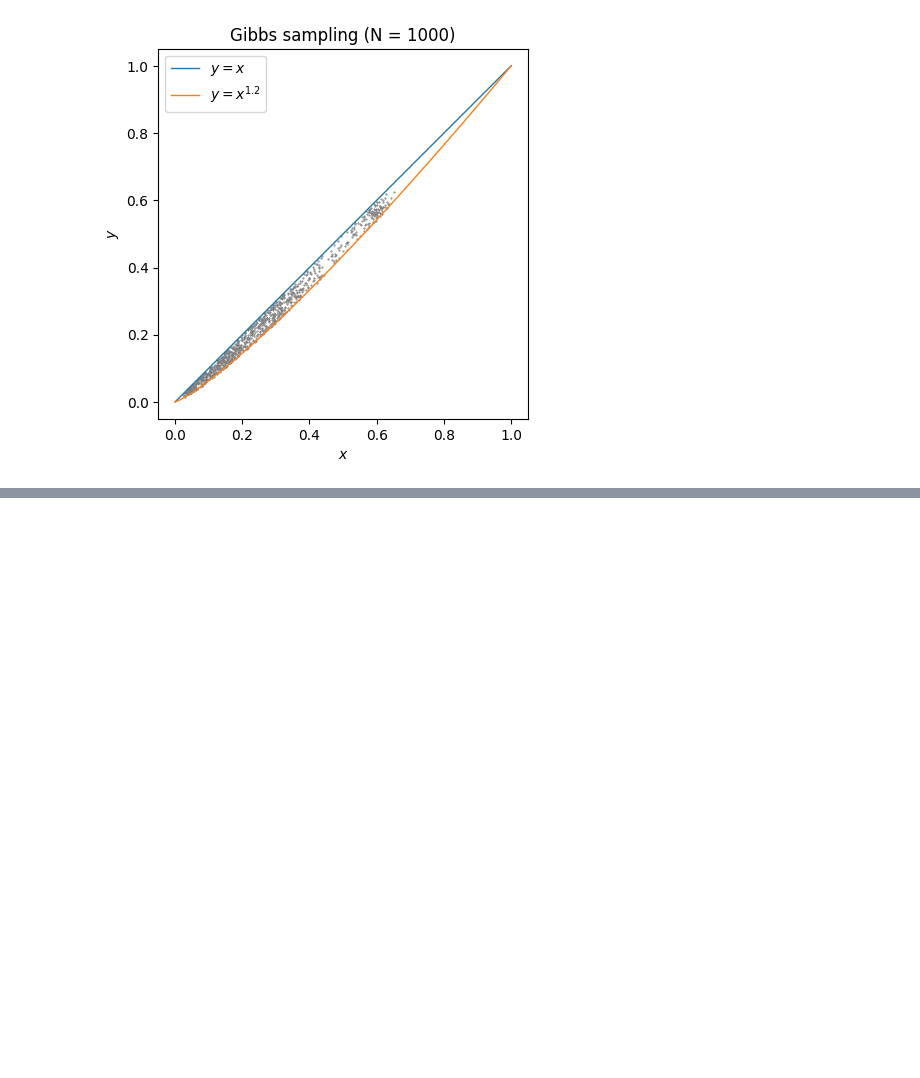
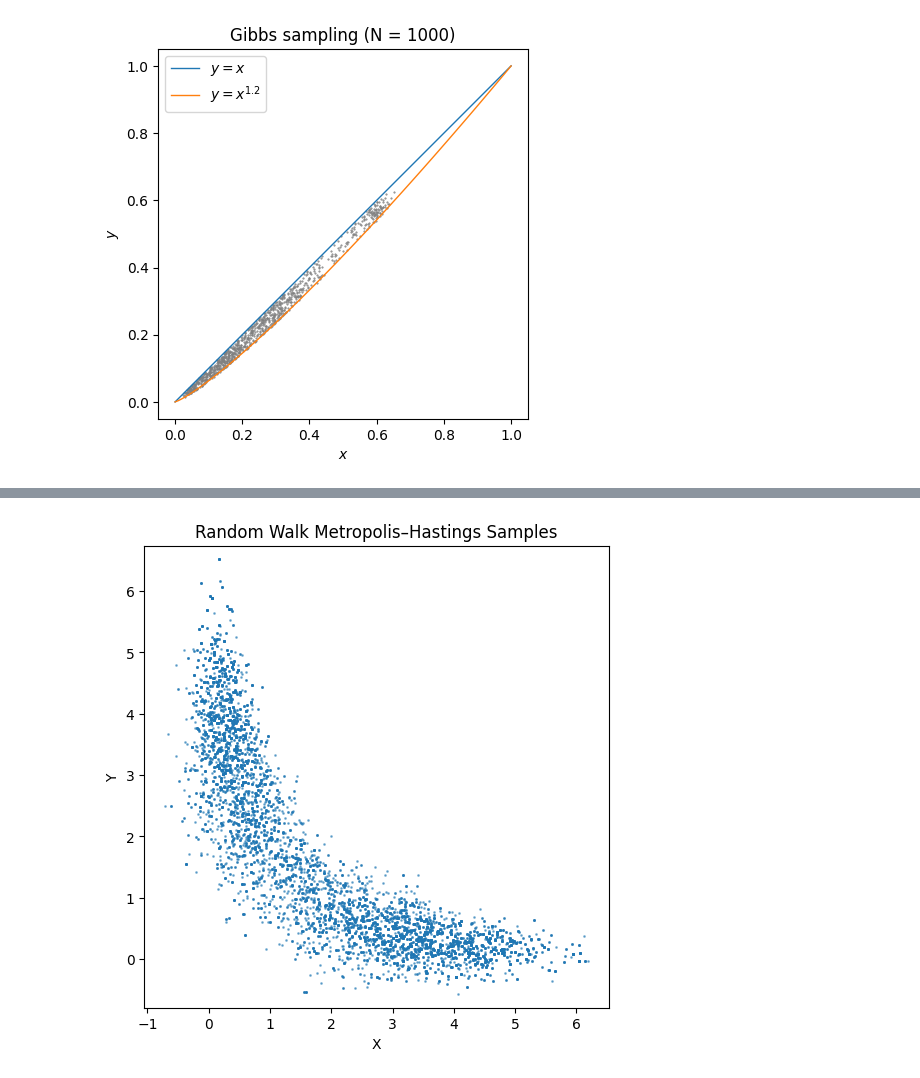
Before and after one commit to ancaotrinh2004/Computational-Statistics, a Jupyter notebook: week05/bai05.ipynb, the cells around one changed output, grey strips where cells are left out. Saved outputs shown, nothing was run; the diff lists cells and outputs as text; code cells hidden in the pictures; blank space fills up the shorter version.

```diff
--- a/week05/bai05.ipynb
+++ b/week05/bai05.ipynb
@@ -555,0 +669,55 @@ plt.show()
+# %%
+# 2) Viết hàm Random Walk Metropolis cho trường hợp 2 chiều
+def RW_Metropolis_2D(N, f, sigma, X0):
+    """
+    Thuật toán Metropolis–Hastings (Random Walk Metropolis) cho 2 chiều.
+
+    Tham số:
+      N     : số bước lấy mẫu (số điểm cần sau khi burn-in)
+      f     : hàm mục tiêu, nhận đầu vào (x, y)
+      sigma : độ lệch chuẩn của bước nhảy (proposal noise)
+      X0    : điểm khởi tạo, mảng hoặc list gồm [x0, y0]
+
+    Trả về:
+      samples : mảng các điểm (shape: (N+1, 2))
+    """
+    # Lưu điểm ban đầu dưới dạng mảng numpy
+    X = [np.array(X0)]
+    Xn = np.array(X0)
+
+    for _ in range(N):
+        # Sinh bước nhảy ngẫu nhiên: vector 2 chiều ~ N(0, sigma^2 I)
+        ep = np.random.normal(0, sigma, size=2)
+        Xp = Xn + ep  # điểm đề xuất
+
+        # Tính tỷ lệ chấp nhận: a = min(1, f(Xp)/f(Xn))
+        ratio = f(Xp[0], Xp[1]) / f(Xn[0], Xn[1])
+        a = min(1, ratio)
+
+        # Sinh U ~ Uniform(0,1) và quyết định chấp nhận hay không
+        if np.random.uniform(0, 1) <= a:
+            Xn = Xp  # chuyển đến điểm mới
+        # Nếu không, ta giữ lại Xn như cũ
+
+        X.append(Xn)
+
+    return np.array(X)
+N = 10000
+# Độ lệch chuẩn của bước nhảy
+sigma = 1.0
+# Điểm khởi tạo (ví dụ: ở gốc tọa độ)
+X0 = [2, 2]
+
+# Lấy mẫu bằng thuật toán Metropolis–Hastings
+samples = RW_Metropolis_2D(N, f_xy, sigma, X0)
+
+# Vẽ scatterplot của các mẫu thu được (có thể bỏ qua burn-in nếu cần)
+plt.figure(figsize=(6, 6))
+plt.plot(samples[:, 0], samples[:, 1], 'o', markersize=1, alpha=0.5)
+plt.xlabel("X")
+plt.ylabel("Y")
+plt.title("Random Walk Metropolis–Hastings Samples")
+plt.axis('equal')
+plt.show()
+# %% [output]
+[figure, added]
```
Also changed, not shown: parts of 4 cells of this notebook, 4 other files.
